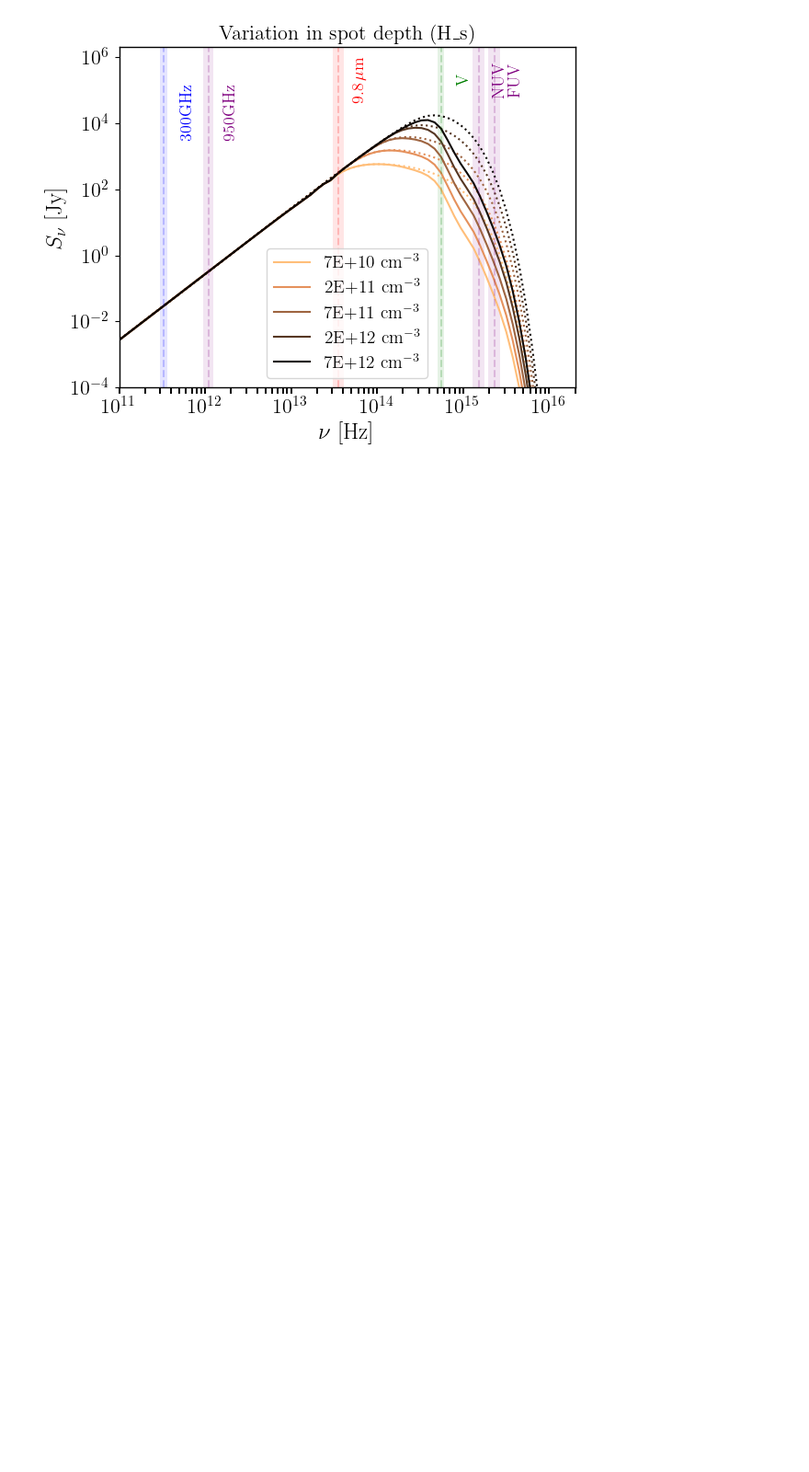
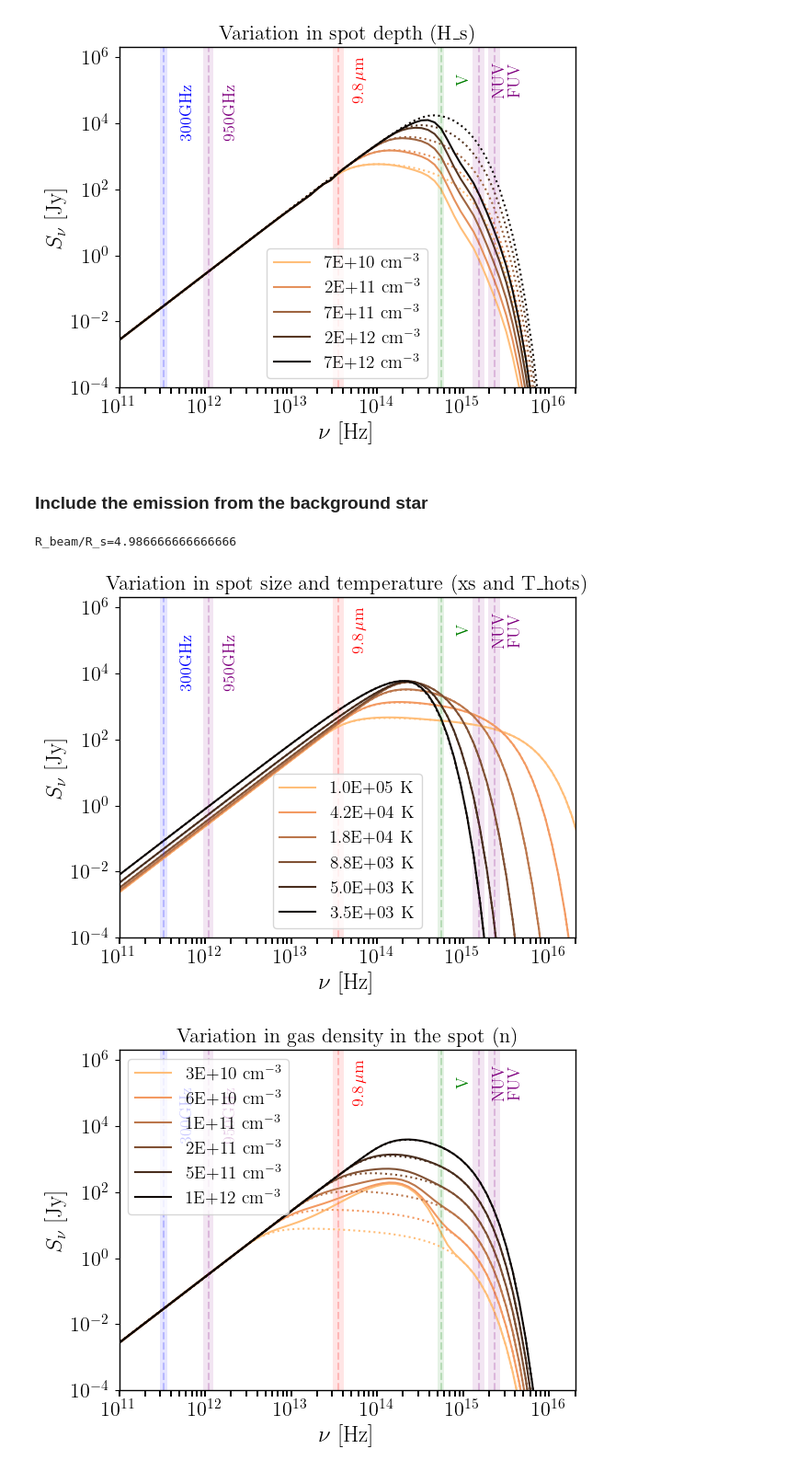
Before and after one commit to santimda/AGB_hotspot-SED, a Jupyter notebook: ipynbs/UV_fit_cyl_new_with_dust.ipynb, the cells around one changed output. Shown at 92% size. Drawn from its saved outputs; the diff is of its cells as text; code cells hidden in the pictures; blank space fills up the shorter version.

```diff
--- a/ipynbs/UV_fit_cyl_new_with_dust.ipynb
+++ b/ipynbs/UV_fit_cyl_new_with_dust.ipynb
@@ -130,3 +132,73 @@ R_beam/R_s=4.986666666666666
 [figure]
 [figure]
 [figure]
+# %% [markdown]
+### Include the emission from the background star
+# %%
+T_star = 2500 # K
+T_beam = 3500 # K , measured brightness temperature in the beam with the hot spot
+R_beam = 0.5 * au  # Beam size, to be updated
+nu  = np.logspace(10.5,18,100)
+R_s = 1.5E12
+R_star = 2.5E13
+H_s = R_beam*0.1
+D   = 1.543e+20
+n   = 1E12
+print(f'{R_beam/R_s=}')
+
+Mdot_dust = 3e-10 # in Msun/yr
+vExp = 10         # in km/s
+Rin = 5.0         # in au
+Rout = 1e6        # in au
+kappaFile = "0.09mu-0.11mu_MgFeSiO4_dens_HSD_new.opacity"
+
+# x is the normalized size of the hot spot
+x_min = 0.1        # Arbitrary
+x_max = 1.0        # R_beam/R_star
+
+xs = np.geomspace(x_min, x_max, 6)
+color_vector = np.linspace(0.05,0.95,len(xs))
+colors = plt.cm.copper_r(color_vector)
+
+# The temperature of the hot spot has to be consistent with the assumed stellar temperature
+# and the average temperature measured in the beam (T_beam). When x=x_max, T_hot = T_beam
+T_hots = np.ones_like(xs) # just to have the same dimension
+models_hs = []
+models_hs_star = []
+for i in range(0,len(xs)):
+    T_hots[i] = T_star + (T_beam - T_star)/xs[i]**2
+    S_Jy = S_ff(nu=nu, R=R_beam*xs[i], D=D, Te=T_hots[i], n=n, H=H_s)
+    S_Jy_star = S_ff_withStar(nu=nu, R=R_beam*xs[i], D=D, Te=T_hots[i], Ts=T_star, n=n, H=H_s)
+    models_hs.append([nu,S_Jy,'%.1E' %T_hots[i]+" K"])
+    models_hs_star.append([nu,S_Jy_star,'%.1E' %T_hots[i]+" K"])
+
+models2_hs = []
+models2_hs_star = []
+T_hotSpot = 15000.0
+#n_vec = [1E14,1E13,1E12,1E11,1E10]
+n_vec = np.geomspace(3e10, 1e12, 6) #[1E14,1E13,1E12,1E11,1E10]
+xs_15000K = 0.28284
+T_hots_15000K = T_star + (T_beam - T_star)/xs_15000K**2
+for i in range(0,len(n_vec)):
+    S_Jy = S_ff(nu=nu, R=R_beam*xs_15000K, H=H_s, D=D, Te=T_hots_15000K, n=n_vec[i])
+    S_Jy_star = S_ff_withStar(nu=nu, R=R_beam*xs_15000K, H=H_s, D=D, Te=T_hots_15000K, Ts=T_star, n=n_vec[i])
+    models2_hs.append([nu,S_Jy,'%.0E' % n_vec[i]+" cm$^{-3}$"])
+    models2_hs_star.append([nu,S_Jy_star,'%.0E' % n_vec[i]+" cm$^{-3}$"])
+
+models3_hs = []
+models3_hs_star = []
+H_s_range = [0.1,0.316,1.0,3.16,10.0]
+for i in range(0,len(H_s_range)):
+    S_Jy = S_ff(nu, R=R_beam*xs_15000K, H=H_s*H_s_range[i], D=D, Te=T_hots_15000K, n=n)
+    S_Jy_star = S_ff_withStar(nu=nu, R=R_beam*xs_15000K, H=H_s*H_s_range[i], D=D, Ts=T_star, Te=T_hots_15000K, n=n)
+    models3_hs.append([nu,S_Jy,'%.0E' % (H_s_range[i]*H_s)+" cm$^{-3}$"])
+    models3_hs_star.append([nu,S_Jy_star,'%.0E' % (H_s_range[i]*H_s)+" cm$^{-3}$"])
+
+
+PlotModels(models_hs_star, models_hs, "Variation in spot size and temperature (xs and T_hots)","Fig_xs_and_Thots.pdf")
+PlotModels(models2_hs_star, models2_hs, "Variation in gas density in the spot (n)","Fig_density.pdf")
+PlotModels(models3_hs_star, models3_hs, "Variation in spot depth (H_s)","Fig_depth.pdf")
+# %% [output]
+R_beam/R_s=4.986666666666666
+[figure, added]
+[figure, added]
```
Also changed, not shown: parts of 2 cells of this notebook, 1 other file.
